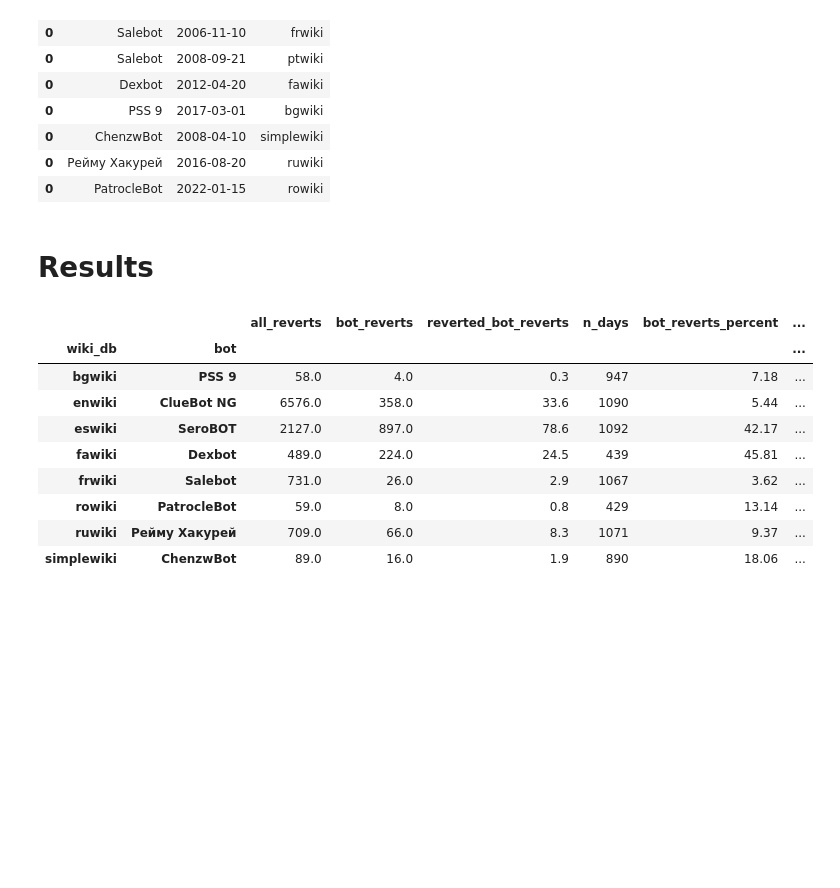
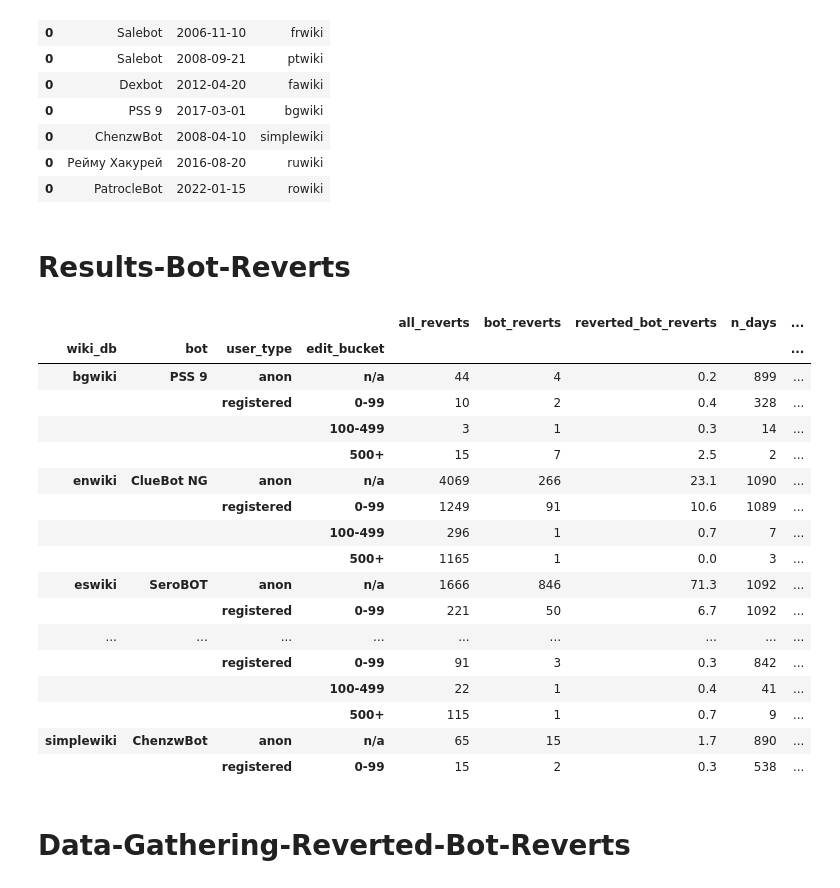
Before and after one commit to wikimedia-research/mod-tools-FY24, a Jupyter notebook: [T341857] anti_vandal_bots_reverts/bot_reverts_analysis.ipynb, the cells around one changed output. Saved outputs shown, nothing was run; the diff lists cells and outputs as text; code cells hidden in the pictures; blank space fills up the shorter version.

```diff
--- a/[T341857] anti_vandal_bots_reverts/bot_reverts_analysis.ipynb
+++ b/[T341857] anti_vandal_bots_reverts/bot_reverts_analysis.ipynb
@@ -224,50 +242,66 @@ bot_revert_counts = bot_revert_counts.query("""date > reg_date""")
 # for a few edits that took place on the last the day of the data end date i.e. 30 June 2023, their reverts took place the next day
 # drop them as that is incomplete data and may skew the aggregations
 bot_revert_counts = bot_revert_counts.query("""date <= @pd.to_datetime('2023-06-30')""")
+# %%
+# calculate percentages
+bot_revert_counts = (bot_revert_counts
+                     .assign(
+                         bot_reverts_percent=lambda df: df["bot_reverts"] / df["all_reverts"] * 100,
+                         reverted_bot_reverts_percent=lambda df: df["reverted_bot_reverts"] / df["bot_reverts"] * 100)
+                     .fillna(0))
 # %%
 # save data
 (bot_revert_counts
  .sort_values(['wiki_db', 'year', 'month', 'day'])
  .to_csv('data_outputs/anti_vandal_bot_revert_counts.tsv', sep='\t', index=False))
 # %% [markdown]
-# Results
+# Results-Bot-Reverts
 # %%
 percent_bot_reverts = (
-    (
-        bot_revert_counts.query("""bot_reverts != 0""").groupby(['wiki_db', 'bot']).agg(
-            {'all_reverts': np.mean, 'bot_reverts': np.mean, 'reverted_bot_reverts': np.mean, 'date': 'count'}
-        )
-    ) # days when bots made no edits are being dropped as they tend to skew results in some cases
-    .assign(
-        bot_reverts_percent=lambda df: df["bot_reverts"] / df["all_reverts"] * 100,
-        reverted_bot_reverts_percent=lambda df: df["reverted_bot_reverts"] / df["bot_reverts"] * 100,
-    )
+    bot_revert_counts
+    .drop(bot_revert_counts
+          .query("""(user_type == 'registered') & (edit_bucket== 'n/a')""")
+          .index)
+    .query("""bot_reverts != 0""")
+    .groupby(['wiki_db', 'bot', 'user_type', 'edit_bucket'])
+    .agg({'all_reverts': np.mean, 'bot_reverts': np.mean, 'reverted_bot_reverts': np.mean, 'day': 'count', 'bot_reverts_percent': np.mean, 'reverted_bot_reverts_percent':np.mean})
     .reset_index()
     .round(
         {
             "all_reverts": 0,
             "bot_reverts": 0,
             "reverted_bot_reverts": 1,
-            "bot_reverts_percent": 2,
-            "reverted_bot_reverts_percent": 2,
+            "bot_reverts_percent": 1,
+            "reverted_bot_reverts_percent": 1,
         }
     )
-    .set_index(["wiki_db", "bot"])
+    .astype({'all_reverts': int, 'bot_reverts': int})
+    .set_index(['wiki_db', 'bot', 'user_type', 'edit_bucket'])
     .sort_index()
-    .rename({'date': 'n_days'}, axis=1)
+    .rename({'day': 'n_days'}, axis=1)
 )
 
 percent_bot_reverts
 # %% [output]
-|  |  | all_reverts | bot_reverts | reverted_bot_reverts | n_days | bot_reverts_percent | ... |
-| wiki_db | bot |  |  |  |  |  | ... |
-| bgwiki | PSS 9 | 58.0 | 4.0 | 0.3 | 947 | 7.18 | ... |
-| enwiki | ClueBot NG | 6576.0 | 358.0 | 33.6 | 1090 | 5.44 | ... |
-| eswiki | SeroBOT | 2127.0 | 897.0 | 78.6 | 1092 | 42.17 | ... |
-| fawiki | Dexbot | 489.0 | 224.0 | 24.5 | 439 | 45.81 | ... |
-| frwiki | Salebot | 731.0 | 26.0 | 2.9 | 1067 | 3.62 | ... |
-| rowiki | PatrocleBot | 59.0 | 8.0 | 0.8 | 429 | 13.14 | ... |
-| ruwiki | Рейму Хакурей | 709.0 | 66.0 | 8.3 | 1071 | 9.37 | ... |
-| simplewiki | ChenzwBot | 89.0 | 16.0 | 1.9 | 890 | 18.06 | ... |
+|  |  |  |  | all_reverts | bot_reverts | reverted_bot_reverts | n_days | ... |
+| wiki_db | bot | user_type | edit_bucket |  |  |  |  | ... |
+| bgwiki | PSS 9 | anon | n/a | 44 | 4 | 0.2 | 899 | ... |
+|  |  | registered | 0-99 | 10 | 2 | 0.4 | 328 | ... |
+|  |  |  | 100-499 | 3 | 1 | 0.3 | 14 | ... |
+|  |  |  | 500+ | 15 | 7 | 2.5 | 2 | ... |
+| enwiki | ClueBot NG | anon | n/a | 4069 | 266 | 23.1 | 1090 | ... |
+|  |  | registered | 0-99 | 1249 | 91 | 10.6 | 1089 | ... |
+|  |  |  | 100-499 | 296 | 1 | 0.7 | 7 | ... |
+|  |  |  | 500+ | 1165 | 1 | 0.0 | 3 | ... |
+| eswiki | SeroBOT | anon | n/a | 1666 | 846 | 71.3 | 1092 | ... |
+|  |  | registered | 0-99 | 221 | 50 | 6.7 | 1092 | ... |
+| ... | ... | ... | ... | ... | ... | ... | ... | ... |
+|  |  | registered | 0-99 | 91 | 3 | 0.3 | 842 | ... |
+|  |  |  | 100-499 | 22 | 1 | 0.4 | 41 | ... |
+|  |  |  | 500+ | 115 | 1 | 0.7 | 9 | ... |
+| simplewiki | ChenzwBot | anon | n/a | 65 | 15 | 1.7 | 890 | ... |
+|  |  | registered | 0-99 | 15 | 2 | 0.3 | 538 | ... |
 # %%
 percent_bot_reverts.fillna(0).to_csv('data_outputs/anti_vandal_bot_revert_percentages.tsv', sep='\t')
+# %% [markdown]
+# Data-Gathering-Reverted-Bot-Reverts
```
Also changed, not shown: parts of 15 cells of this notebook, 2 other files.
